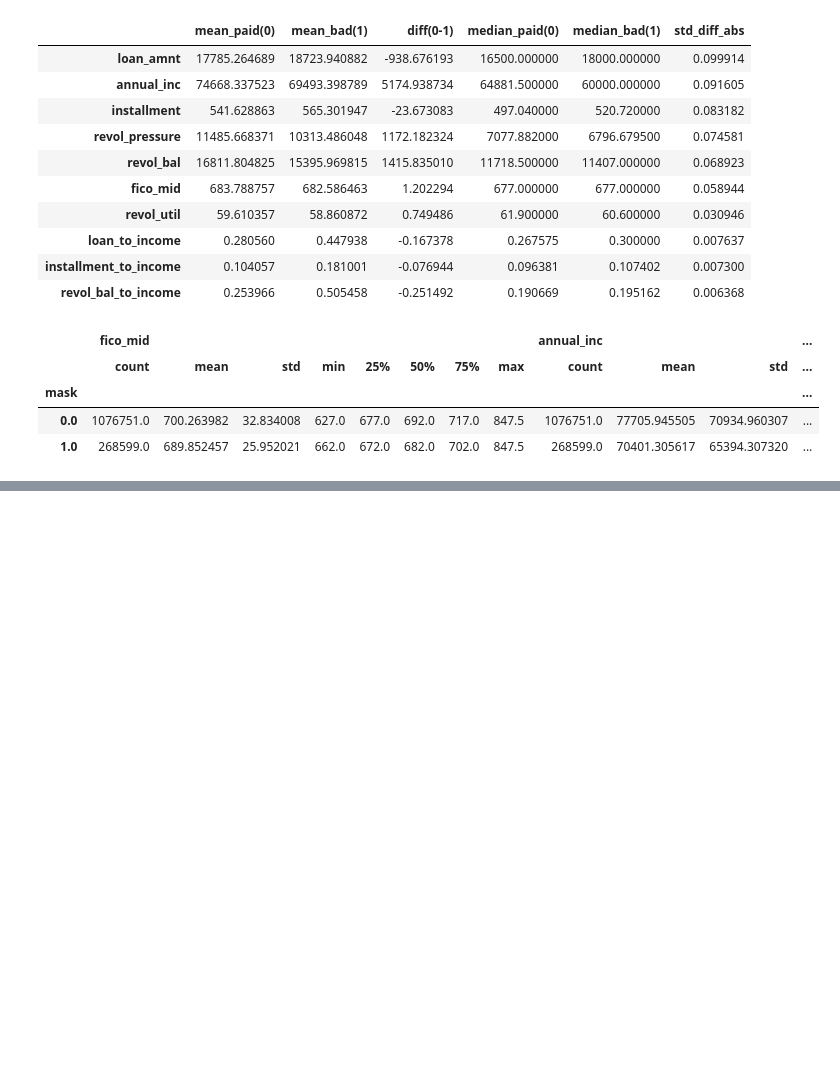
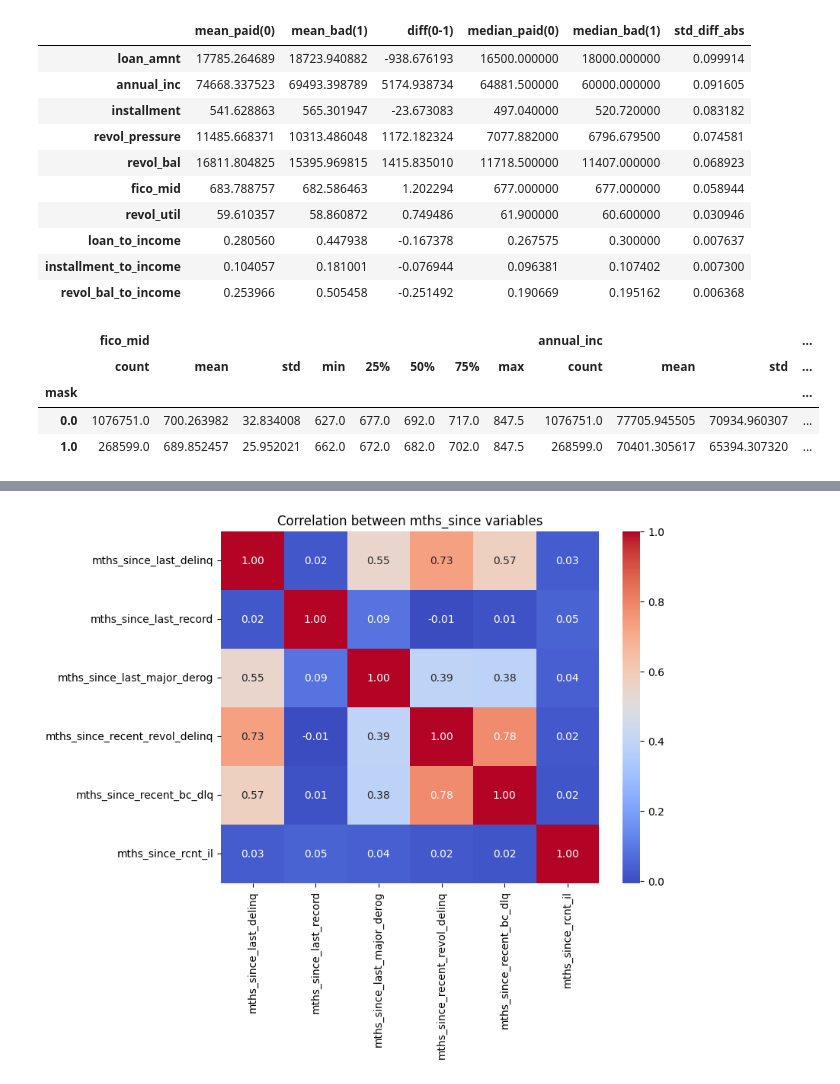
Before and after one commit to gywns7507/second_project, a Jupyter notebook: junick.ipynb, the cells around one changed output, grey strips where cells are left out. Cells and saved outputs as stored; diff of their text form; code cells hidden in the pictures; blank space fills up the shorter version.

```diff
--- a/junick.ipynb
+++ b/junick.ipynb
@@ -211,11 +162,0 @@ print(f"추정 재대출 인원: {duplicates['pseudo_id'].nunique()}")
-# %%
-df_model = df[df['loan_status'].isin(['Fully Paid', 'Charged Off'])].copy()
-
-df_model['target'] = df_model['loan_status'].map({
-    'Fully Paid': 0,
-    'Charged Off': 1
-})
-
-df_model['target'].value_counts(dropna=False)
-
-df_model = df_model.drop(columns=['loan_status'])
@@ -748,0 +719,13 @@ df.groupby('mask')[["fico_mid", "annual_inc", "installment_to_income","revol_uti
+# %%
+cols = [
+'mths_since_last_delinq',
+'mths_since_last_record',
+'mths_since_last_major_derog',
+'mths_since_recent_revol_delinq',
+'mths_since_recent_bc_dlq',
+'mths_since_rcnt_il'
+]
+
+corr_matrix = df[cols].corr()
+
+print(corr_matrix)
@@ -748,0 +750,18 @@ df.groupby('mask')[["fico_mid", "annual_inc", "installment_to_income","revol_uti
+# %%
+import seaborn as sns
+import matplotlib.pyplot as plt
+
+plt.figure(figsize=(8,6))
+
+sns.heatmap(
+    df[cols].corr(),
+    annot=True,
+    cmap="coolwarm",
+    fmt=".2f"
+)
+
+plt.title("Correlation between mths_since variables")
+
+plt.show()
+# %% [output]
+[figure, added]
```
Also changed, not shown: parts of 16 cells of this notebook, 2 other files.
